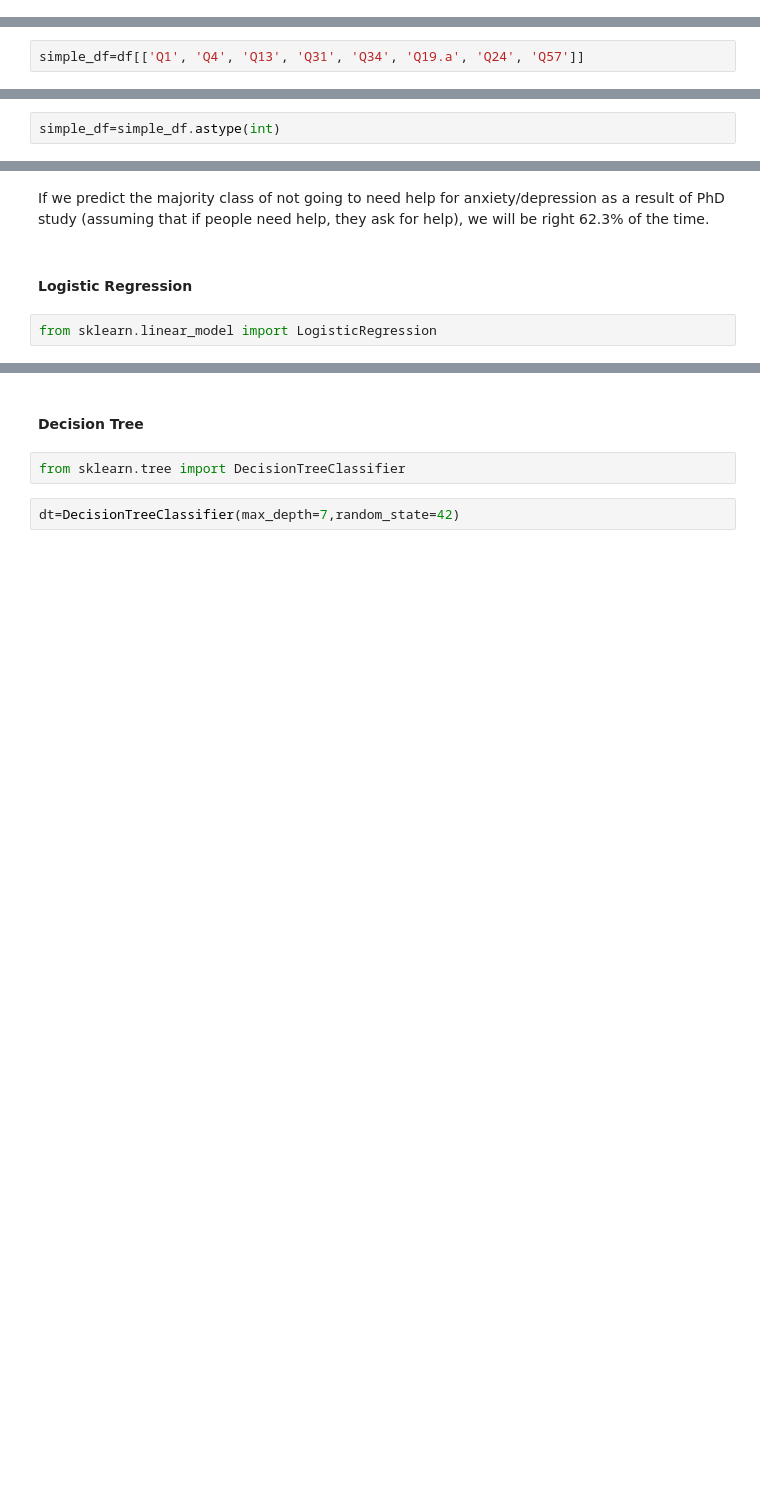
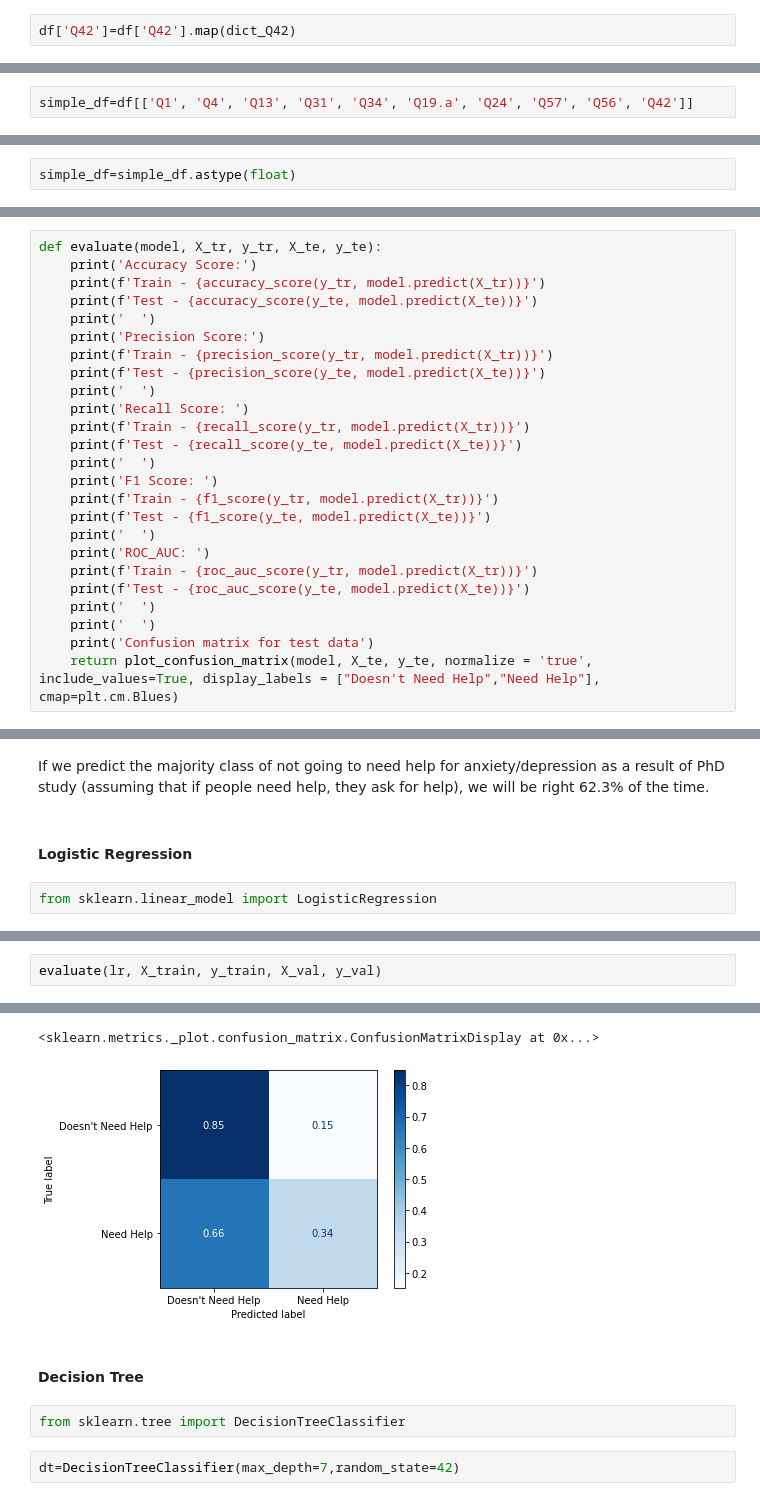
Before and after one commit to ElyLin/PhDMentalHealthProject, a Jupyter notebook: Adding more info.ipynb, the cells around one changed output, grey strips where cells are left out. Cells and saved outputs as stored; diff of their text form; blank space fills up the shorter version.

```diff
--- a/Adding more info.ipynb
+++ b/Adding more info.ipynb
@@ -505,0 +575,2 @@ Name: Q56, dtype: int64
+# %%
+df['Q42']=df['Q42'].map(dict_Q42)
@@ -506,5 +594,5 @@ Name: Q56, dtype: int64
 # %%
-simple_df=df[['Q1', 'Q4', 'Q13', 'Q31', 'Q34', 'Q19.a', 'Q24', 'Q57']]
+simple_df=df[['Q1', 'Q4', 'Q13', 'Q31', 'Q34', 'Q19.a', 'Q24', 'Q57', 'Q56', 'Q42']]
 # %%
 # make the first row column names
 simple_df.columns = simple_df.iloc[0]
@@ -552,7 +641,7 @@ memory usage: 457.9+ KB
 simple_df['bullying'].fillna(value=2,inplace=True)
 simple_df['discrimination/harrassment'].fillna(value=2,inplace=True)
 # %%
-simple_df=simple_df.astype(int)
+simple_df=simple_df.astype(float)
 # %% [markdown]
 ### Train Test Split
 # %%
@@ -568,3 +665,28 @@ X_train, X_val, y_train, y_val = train_test_split(X_tr, y_tr, random_state=42)
+# %%
+def evaluate(model, X_tr, y_tr, X_te, y_te):
+    print('Accuracy Score:')
+    print(f'Train - {accuracy_score(y_tr, model.predict(X_tr))}')
+    print(f'Test - {accuracy_score(y_te, model.predict(X_te))}')
+    print('  ')
+    print('Precision Score:')
+    print(f'Train - {precision_score(y_tr, model.predict(X_tr))}')
+    print(f'Test - {precision_score(y_te, model.predict(X_te))}')
+    print('  ')
+    print('Recall Score: ')
+    print(f'Train - {recall_score(y_tr, model.predict(X_tr))}')
+    print(f'Test - {recall_score(y_te, model.predict(X_te))}')
+    print('  ')
+    print('F1 Score: ')
+    print(f'Train - {f1_score(y_tr, model.predict(X_tr))}')
+    print(f'Test - {f1_score(y_te, model.predict(X_te))}')
+    print('  ')
+    print('ROC_AUC: ')
+    print(f'Train - {roc_auc_score(y_tr, model.predict(X_tr))}')
+    print(f'Test - {roc_auc_score(y_te, model.predict(X_te))}')
+    print('  ')
+    print('  ')
+    print('Confusion matrix for test data')
+    return plot_confusion_matrix(model, X_te, y_te, normalize = 'true', include_values=True, display_labels = ["Doesn't Need Help","Need Help"], cmap=plt.cm.Blues)
 # %% [markdown]
 #### Baseline Understanding:
 predict majority class
@@ -593,0 +744,3 @@ print(lr.score(X_val,y_val))
+# %%
+evaluate(lr, X_train, y_train, X_val, y_val)
+# %% [output]
@@ -594,3 +764,5 @@ print(lr.score(X_val,y_val))
+<sklearn.metrics._plot.confusion_matrix.ConfusionMatrixDisplay at 0x...>
+[figure, added]
 # %% [markdown]
 #### Decision Tree
 # %%
```
Also changed, not shown: parts of 49 cells of this notebook, 1 other file.
